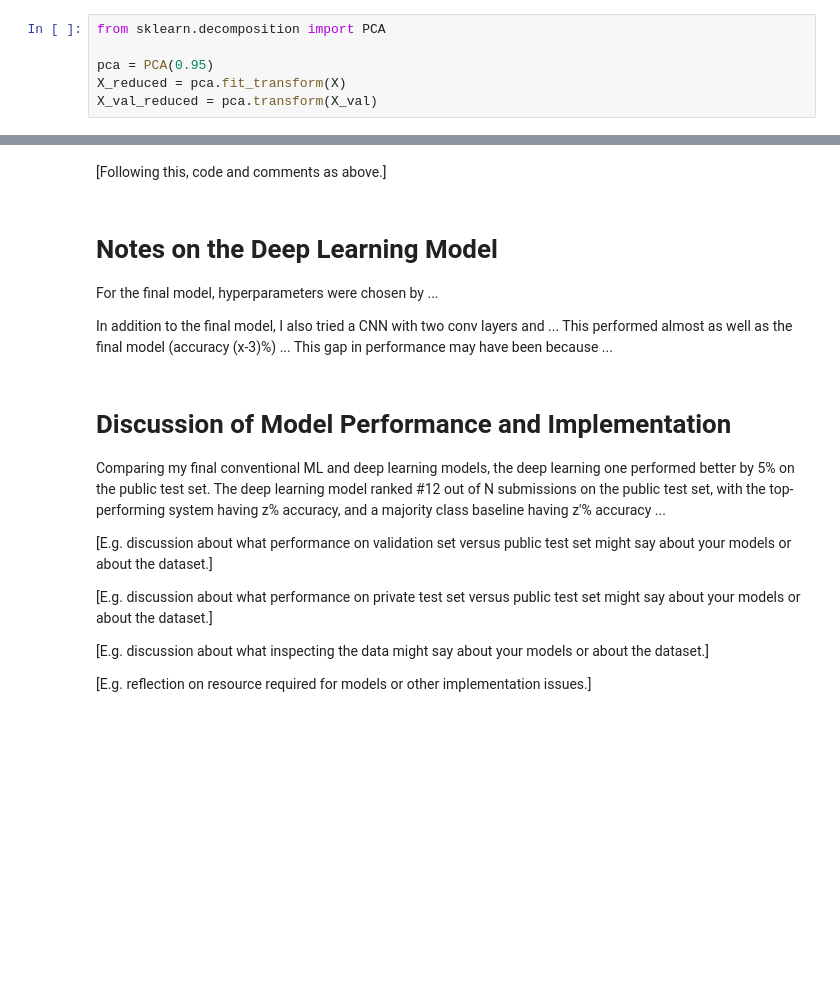
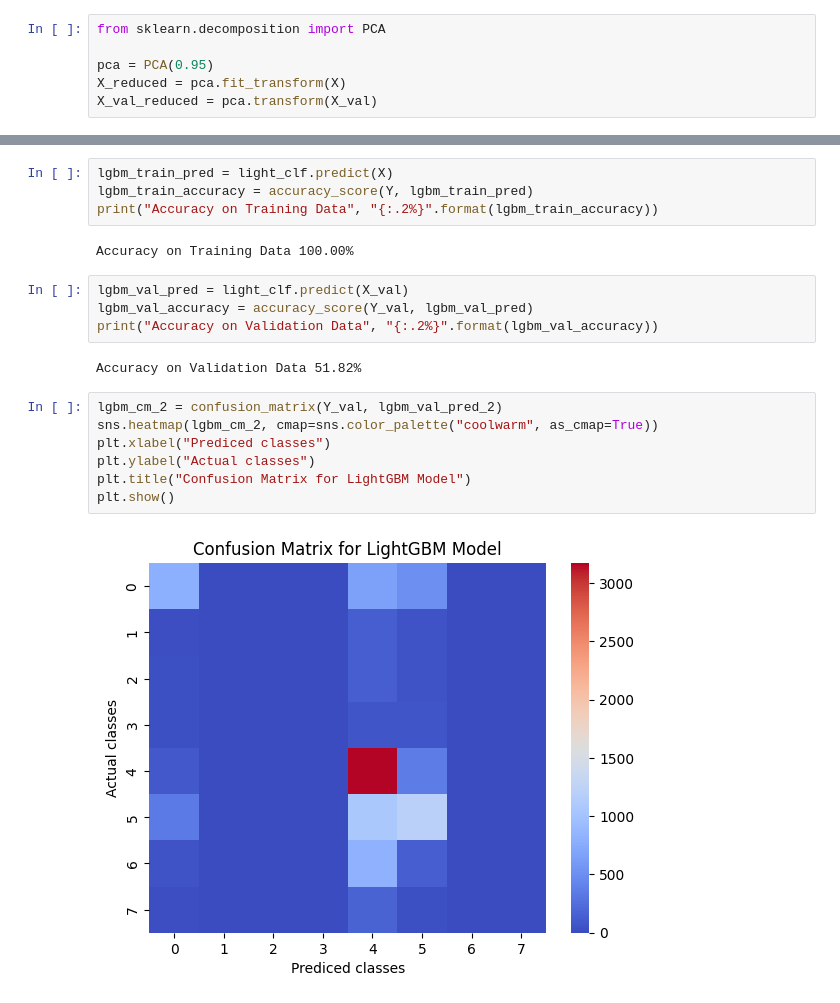
Before and after one commit to melbreaker/LivingThingClassification, a Jupyter notebook: major_project_47369833_final_report.ipynb, the cells around one changed output, grey strips where cells are left out. Drawn from its saved outputs; the diff is of its cells as text; blank space fills up the shorter version.

Commit message:
add comment and reformat the report

```diff
--- a/major_project_47369833_final_report.ipynb
+++ b/major_project_47369833_final_report.ipynb
@@ -285,20 +296,21 @@ The final model that produced the best-performing predictions for the Kaggle sub
-# %% [markdown]
-[Following this, code and comments as above.]
-# %% [markdown]
-# Notes on the Deep Learning Model
-
-For the final model, hyperparameters were chosen by ...
-
-In addition to the final model, I also tried a CNN with two conv layers and ...  This performed almost as well as the final model (accuracy (x-3)%) ...  This gap in performance may have been because ...
-# %% [markdown]
-# Discussion of Model Performance and Implementation
-
-Comparing my final conventional ML and deep learning models, the deep learning one performed better by 5% on the public test set.  The deep learning model ranked #12 out of N submissions on the public test set, with the top-performing system having z% accuracy, and a majority class baseline having z'% accuracy ...
-
-[E.g. discussion about what performance on validation set versus public test set might say about your models or about the dataset.]
-
-[E.g. discussion about what performance on private test set versus public test set might say about your models or about the dataset.]
-
-[E.g. discussion about what inspecting the data might say about your models or about the dataset.]
-
-[E.g. reflection on resource required for models or other implementation issues.]
+# %%
+lgbm_train_pred = light_clf.predict(X)
+lgbm_train_accuracy = accuracy_score(Y, lgbm_train_pred)
+print("Accuracy on Training Data", "{:.2%}".format(lgbm_train_accuracy))
+# %% [output]
+Accuracy on Training Data 100.00%
+# %%
+lgbm_val_pred = light_clf.predict(X_val)
+lgbm_val_accuracy = accuracy_score(Y_val, lgbm_val_pred)
+print("Accuracy on Validation Data", "{:.2%}".format(lgbm_val_accuracy))
+# %% [output]
+Accuracy on Validation Data 51.82%
+# %%
+lgbm_cm_2 = confusion_matrix(Y_val, lgbm_val_pred_2)
+sns.heatmap(lgbm_cm_2, cmap=sns.color_palette("coolwarm", as_cmap=True))
+plt.xlabel("Prediced classes")
+plt.ylabel("Actual classes")
+plt.title("Confusion Matrix for LightGBM Model")
+plt.show()
+# %% [output]
+[figure, added]
```
Also changed, not shown: parts of 58 cells of this notebook.
